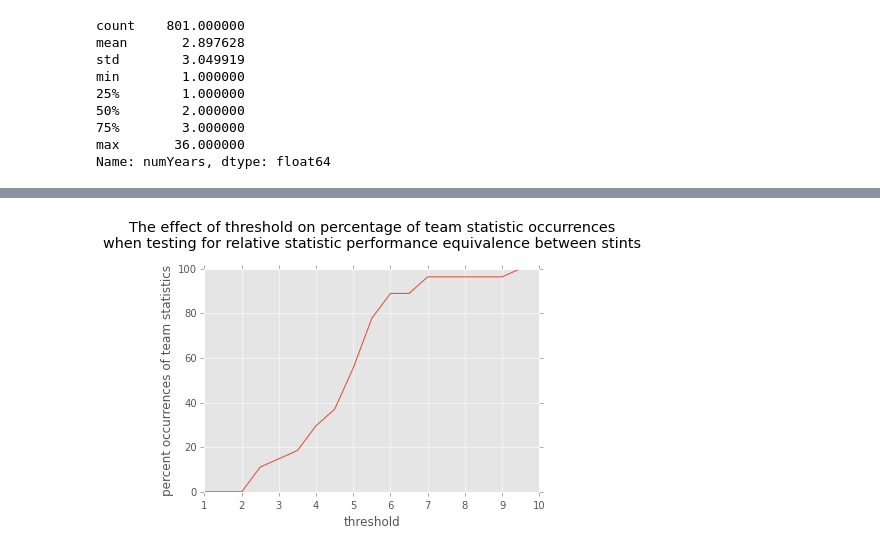
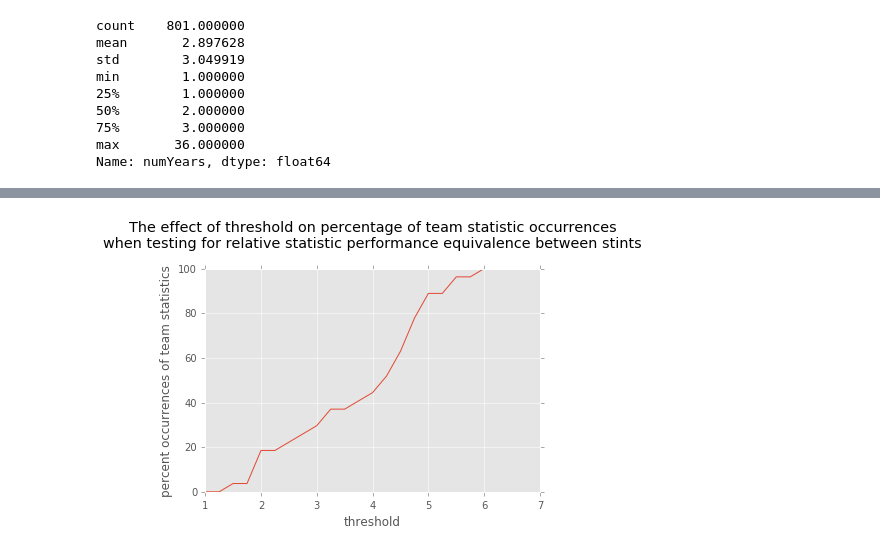
Before and after one commit to thrabchak/Udacity-Data-Analysis, a Jupyter notebook: P2 Baseball Managers/Data_Analyst_ND_Project2.ipynb, the cells around one changed output, grey strips where cells are left out. Drawn from its saved outputs; the diff is of its cells as text; code cells hidden in the pictures.

```diff
--- a/P2 Baseball Managers/Data_Analyst_ND_Project2.ipynb
+++ b/P2 Baseball Managers/Data_Analyst_ND_Project2.ipynb
@@ -852,42 +860,43 @@ print(manager_transitions_w_ci_df)
 
 [28 rows x 111 columns]
 # %%
-def find_significant_sameness(transitions_w_ci_df, threshold=1):
-    """Return a dictionary containing the stats for each transition_index
-    which is
+def find_significant_sameness(transitions_w_ci_df, tol=1):
+    """Return a dictionary containing the stats for each transition_index which are
     significantly the same between the before and after stints of a manager transition.
+    The statistic is considered significantly the same between stints when both
+    confidences fall within the chosen tolerance of each other.
     transition_index -> [stat1, stat2, ...]"""
     stat_dict = {}
     for i in range(0, len(transitions_w_ci_df)):
         stat_dict[i] = []
     for i in range(0, len(transitions_w_ci_df)):
         for stat in team_stat.keys():
-            interval_list = []
-            interval_list.append(transitions_w_ci_df.iloc[i]['stint1_low_' + stat])
-            interval_list.append(transitions_w_ci_df.iloc[i]['stint1_high_' + stat])
-            interval_list.append(transitions_w_ci_df.iloc[i]['stint2_low_' + stat])
-            interval_list.append(transitions_w_ci_df.iloc[i]['stint2_high_' + stat])
+            stint1_low = transitions_w_ci_df.iloc[i]['stint1_low_' + stat]
+            stint1_high = transitions_w_ci_df.iloc[i]['stint1_high_' + stat]
+            stint2_low = transitions_w_ci_df.iloc[i]['stint2_low_' + stat]
+            stint2_high = transitions_w_ci_df.iloc[i]['stint2_high_' + stat]
 
-            pass_criteria = True
-            for interval in interval_list:
-                if abs(interval) >= threshold:
-                    pass_criteria = False
+            center_ci_1 = (stint1_low + stint1_high) / 2.
+            center_ci_2 = (stint2_low + stint2_high) / 2.
+            center = (center_ci_1 + center_ci_2)/2.
 
-            if pass_criteria:
-                stat_dict[i].append(stat)
+            if center + tol/2. > stint1_high and center + tol/2. > stint2_high and \
+               center - tol/2. < stint1_low  and center - tol/2. < stint2_low :
+                    stat_dict[i].append(stat)
 
     return stat_dict
 
 occurrences_of_significantly_same_stats = \
     count_occurrences(find_significant_sameness(manager_transitions_w_ci_df,
-                                                threshold=1))
+                                                tol=1))
 
 print("Percentage of stats covered: " +
   str(get_percent_stat_coverage(occurrences_of_significantly_same_stats) * 100) +
      '%')
 
-show_bar_graph_from_dict(occurrences_of_significantly_same_stats,
-                         "Number of occurrences of each statistic remaining \n" +
-                         "significantly similar between two stints in a manager transition")
+show_bar_graph_from_dict(
+    occurrences_of_significantly_same_stats,
+    "Number of occurrences of each statistic remaining \n" +
+    "significantly similar between two stints in a manager transition")
 # %% [output]
 Percentage of stats covered: 0.0%
@@ -1030,18 +1039,18 @@ plt.show()
 # %%
 # The effect of loosening the threshold for statistical sameness
 tmp_list = []
-index = np.arange(1,10, .5)
+index = np.arange(1, 7, .25)
 for i in index:
     occurrences_of_significantly_same_stats = \
         count_occurrences(find_significant_sameness(manager_transitions_w_ci_df,
-                                                    threshold=i))
+                                                    tol=i))
     tmp_list.append(get_percent_stat_coverage(
             occurrences_of_significantly_same_stats) * 100)
 plt.plot(index, tmp_list)
 plt.title("The effect of threshold on percentage of team statistic occurrences\n" +
           "when testing for relative statistic performance equivalence between stints\n")
 plt.ylabel('percent occurrences of team statistics')
 plt.xlabel('threshold')
 plt.show()
 # %% [output]
-[figure, old version]
+[figure, new version]
```
Also changed, not shown: parts of 19 cells of this notebook.
